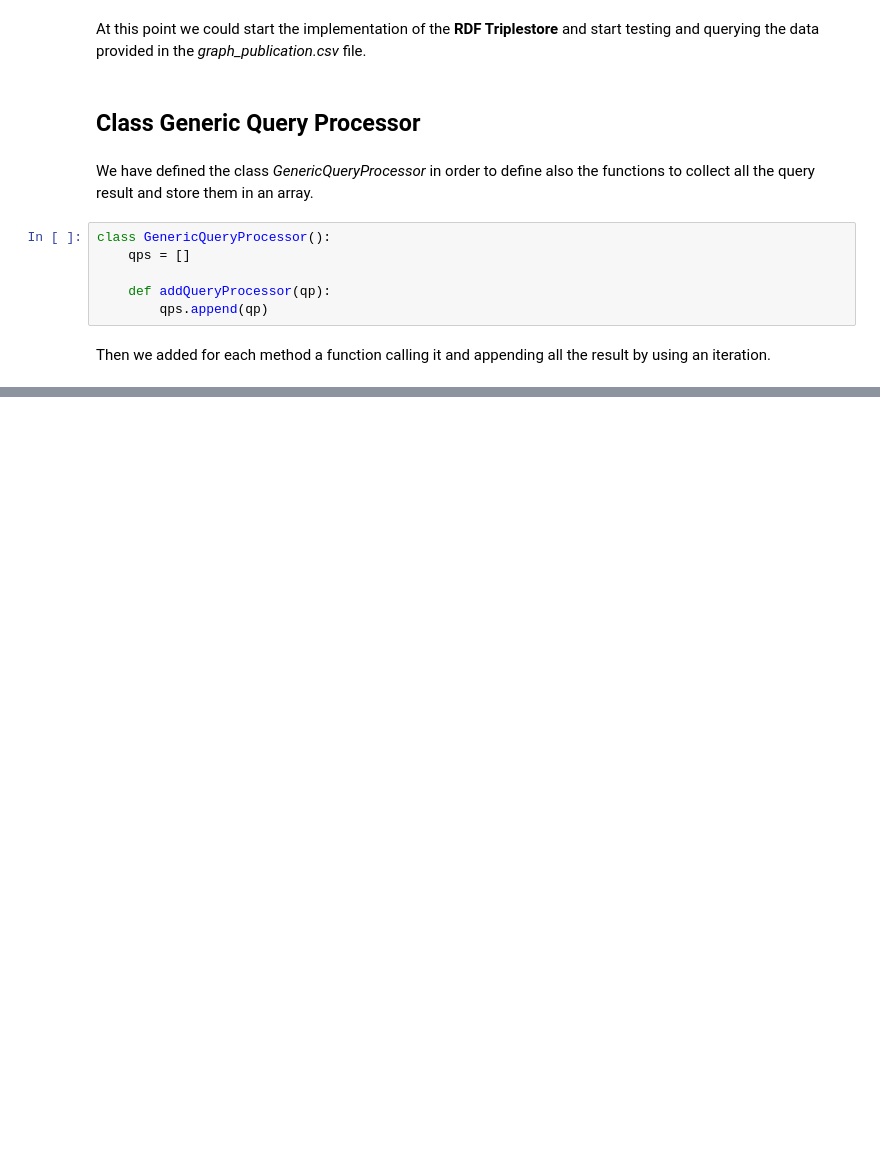
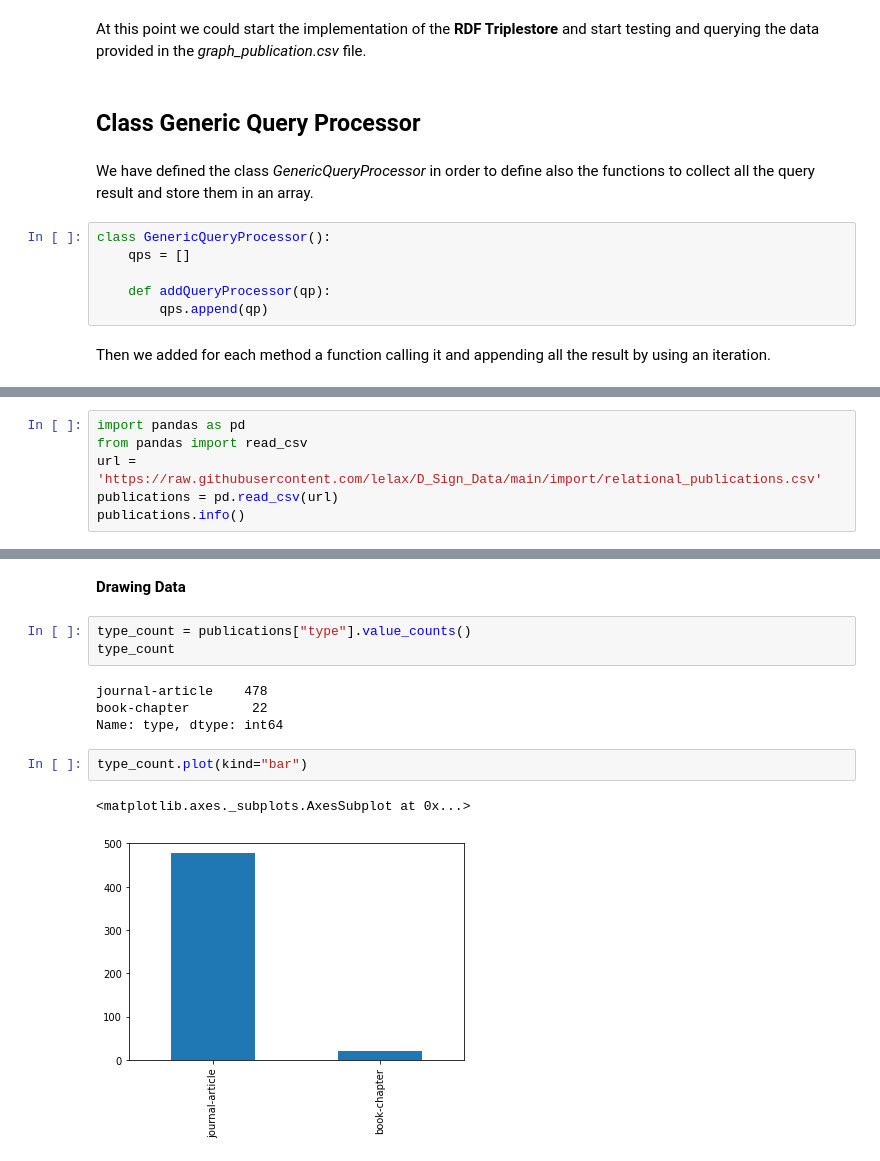
Before and after one commit to lelax/D_Sign_Data, a Jupyter notebook: D_Sign_Data_Doc.ipynb, the cells around one changed output, grey strips where cells are left out. Cells and saved outputs as stored; diff of their text form; blank space fills up the shorter version.

```diff
--- a/D_Sign_Data_Doc.ipynb
+++ b/D_Sign_Data_Doc.ipynb
@@ -286,0 +291,6 @@ Then we added for each method a function calling it and appending all the result
+# %%
+import pandas as pd
+from pandas import read_csv
+url = 'https://raw.githubusercontent.com/lelax/D_Sign_Data/main/import/relational_publications.csv'
+publications = pd.read_csv(url)
+publications.info()
@@ -286,0 +349,14 @@ Then we added for each method a function calling it and appending all the result
+# %% [markdown]
+**Drawing Data**
+# %%
+type_count = publications["type"].value_counts()
+type_count
+# %% [output]
+journal-article    478
+book-chapter        22
+Name: type, dtype: int64
+# %%
+type_count.plot(kind="bar")
+# %% [output]
+<matplotlib.axes._subplots.AxesSubplot at 0x...>
+[figure, added]
```
Also changed, not shown: parts of 15 cells of this notebook.
